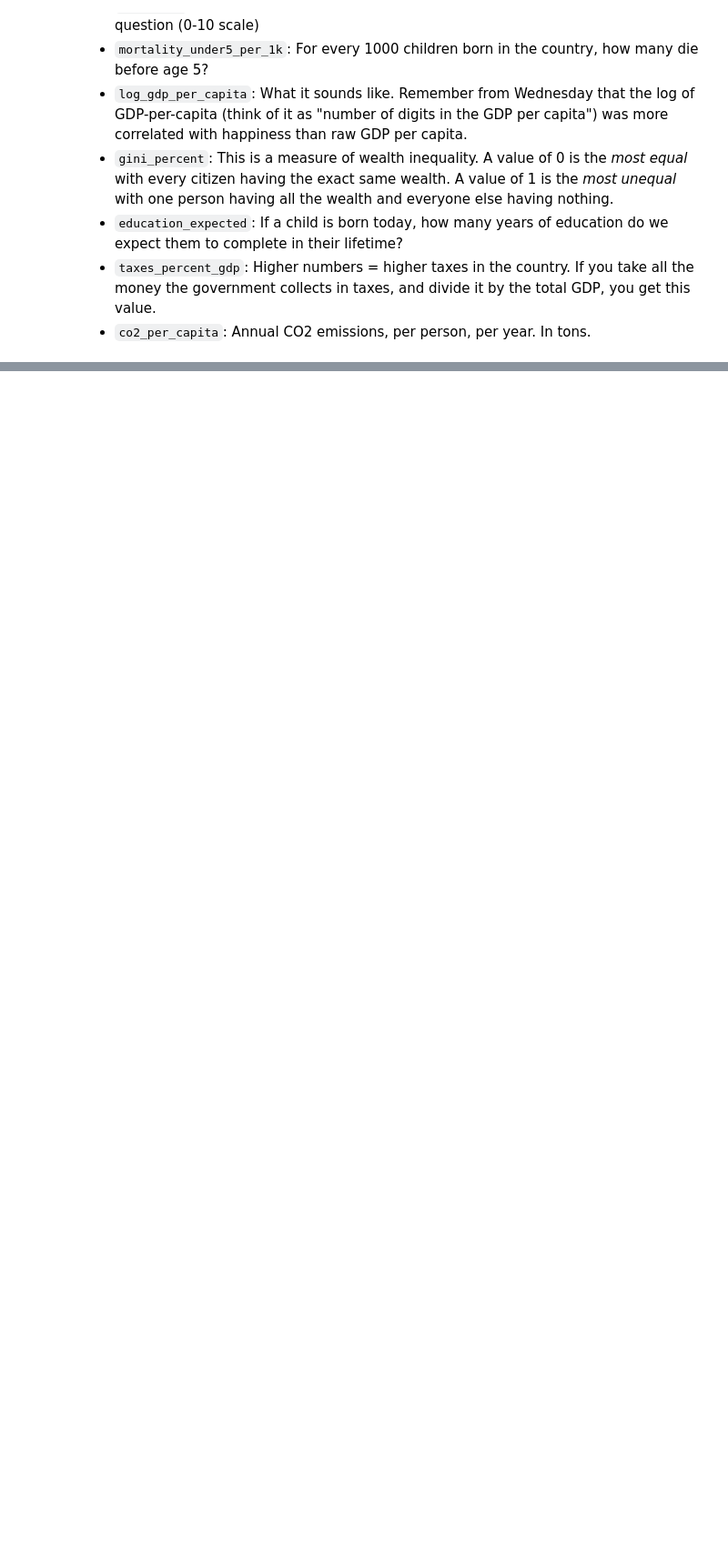
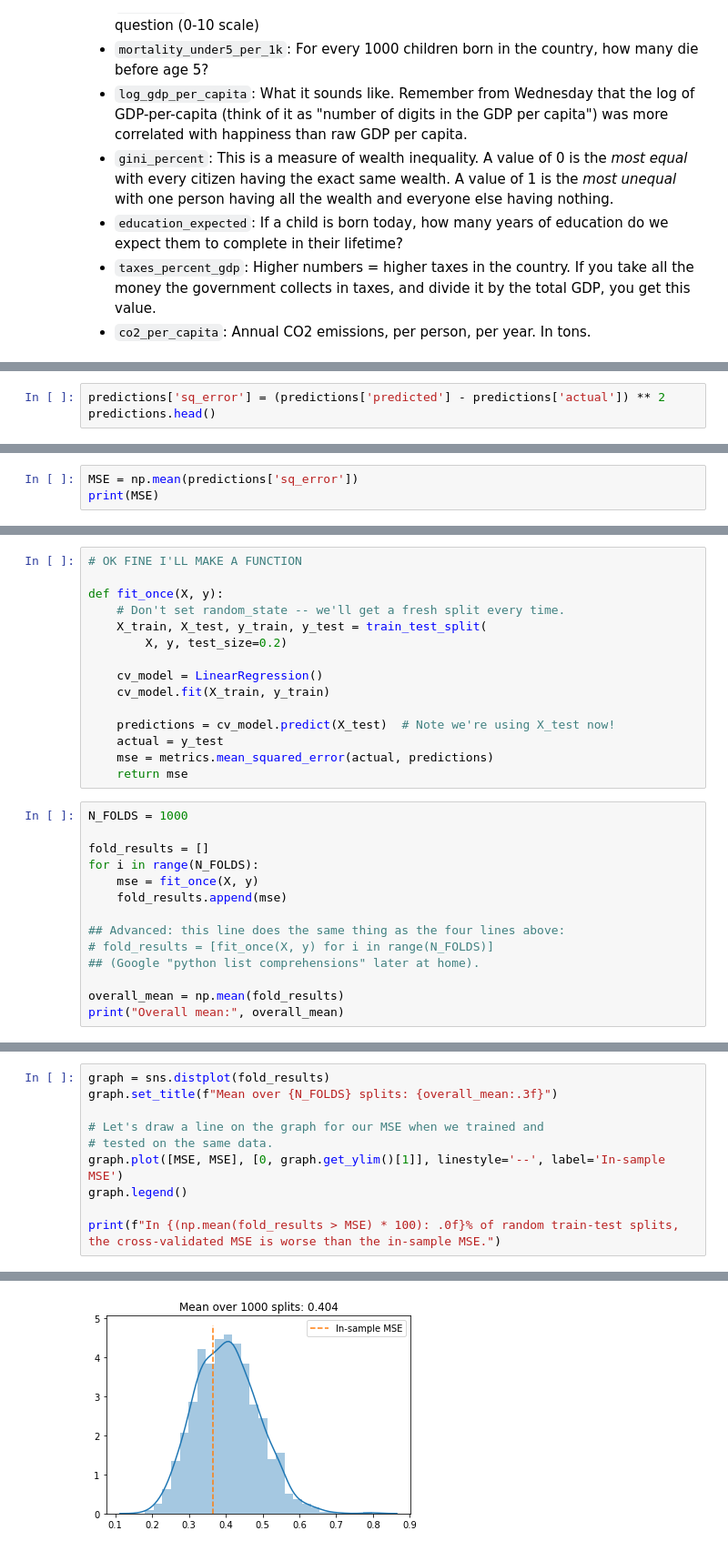
Before and after one commit to wetchler/ML, a Jupyter notebook: workbook.ipynb, the cells around one changed output, grey strips where cells are left out. Shown at 91% size. Drawn from its saved outputs; the diff is of its cells as text; blank space fills up the shorter version.

```diff
--- a/workbook.ipynb
+++ b/workbook.ipynb
@@ -47,0 +278,3 @@ These are renamed slightly from their original form (see `data_cleaning.ipynb`),
+# %%
+predictions['sq_error'] = (predictions['predicted'] - predictions['actual']) ** 2
+predictions.head()
@@ -47,0 +289,3 @@ These are renamed slightly from their original form (see `data_cleaning.ipynb`),
+# %%
+MSE = np.mean(predictions['sq_error'])
+print(MSE)
@@ -47,0 +408,29 @@ These are renamed slightly from their original form (see `data_cleaning.ipynb`),
+# %%
+# OK FINE I'LL MAKE A FUNCTION
+
+def fit_once(X, y):
+    # Don't set random_state -- we'll get a fresh split every time.
+    X_train, X_test, y_train, y_test = train_test_split(
+        X, y, test_size=0.2)
+
+    cv_model = LinearRegression()
+    cv_model.fit(X_train, y_train)
+
+    predictions = cv_model.predict(X_test)  # Note we're using X_test now!
+    actual = y_test
+    mse = metrics.mean_squared_error(actual, predictions)
+    return mse
+# %%
+N_FOLDS = 1000
+
+fold_results = []
+for i in range(N_FOLDS):
+    mse = fit_once(X, y)
+    fold_results.append(mse)
+
+## Advanced: this line does the same thing as the four lines above:
+# fold_results = [fit_once(X, y) for i in range(N_FOLDS)]
+## (Google "python list comprehensions" later at home).
+
+overall_mean = np.mean(fold_results)
+print("Overall mean:", overall_mean)
@@ -47,0 +439,11 @@ These are renamed slightly from their original form (see `data_cleaning.ipynb`),
+# %%
+graph = sns.distplot(fold_results)
+graph.set_title(f"Mean over {N_FOLDS} splits: {overall_mean:.3f}")
+
+# Let's draw a line on the graph for our MSE when we trained and
+# tested on the same data.
+graph.plot([MSE, MSE], [0, graph.get_ylim()[1]], linestyle='--', label='In-sample MSE')
+graph.legend()
+
+print(f"In {(np.mean(fold_results > MSE) * 100): .0f}% of random train-test splits, the cross-validated MSE is worse than the in-sample MSE.")
+# %% [output]
@@ -47,0 +451 @@ These are renamed slightly from their original form (see `data_cleaning.ipynb`),
+[figure, added]
```
Also changed, not shown: parts of 81 cells of this notebook.
